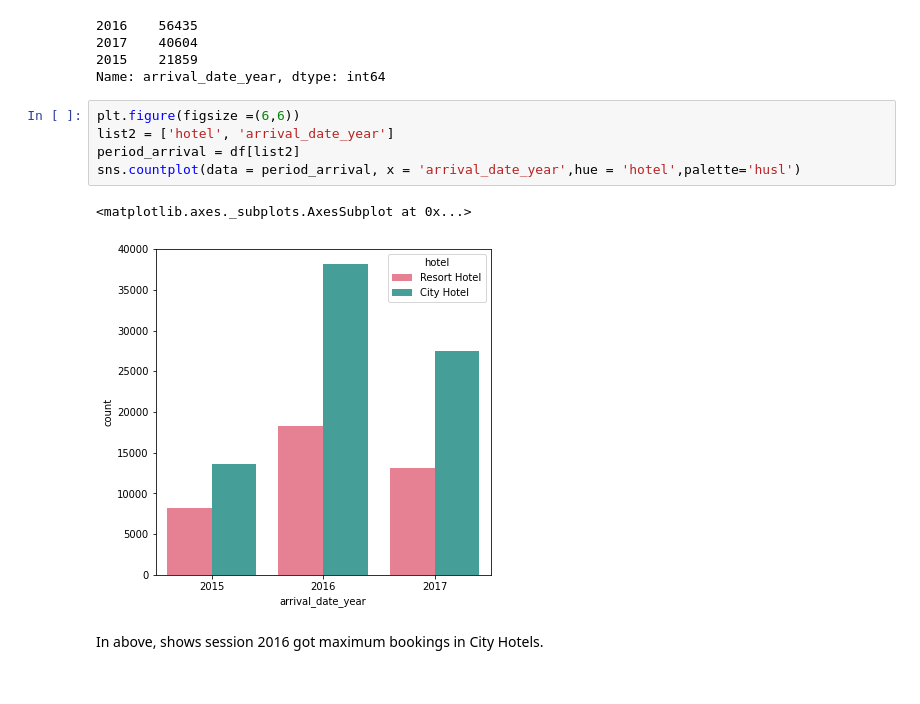
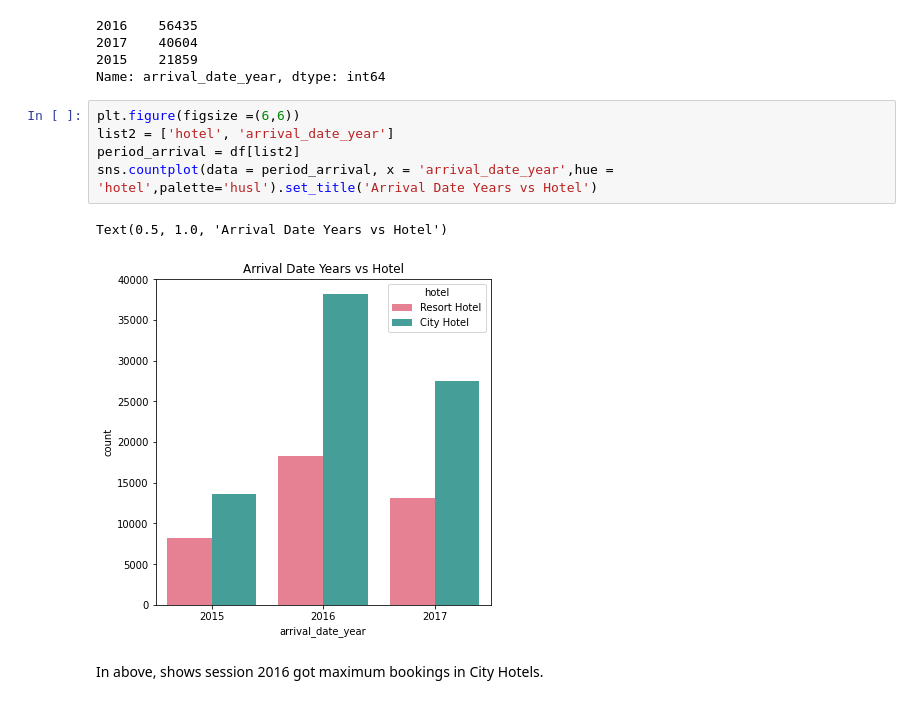
Before and after one commit to datascience-vivek/EDA-Capstone-Project-on-Hotel-Bookings, a Jupyter notebook: EDA_Capstone_Project_on_Hotel_Bookings.ipynb, the cells around one changed output. Saved outputs shown, nothing was run; the diff lists cells and outputs as text.

```diff
--- a/EDA_Capstone_Project_on_Hotel_Bookings.ipynb
+++ b/EDA_Capstone_Project_on_Hotel_Bookings.ipynb
@@ -300,11 +300,11 @@ Name: arrival_date_year, dtype: int64
 # %%
 plt.figure(figsize =(6,6))
 list2 = ['hotel', 'arrival_date_year']
 period_arrival = df[list2]
-sns.countplot(data = period_arrival, x = 'arrival_date_year',hue = 'hotel',palette='husl')
+sns.countplot(data = period_arrival, x = 'arrival_date_year',hue = 'hotel',palette='husl').set_title('Arrival Date Years vs Hotel')
 # %% [output]
-<matplotlib.axes._subplots.AxesSubplot at 0x...>
+Text(0.5, 1.0, 'Arrival Date Years vs Hotel')
-[figure, old version]
+[figure, new version]
 # %% [markdown]
 In above, shows session 2016 got maximum bookings in City Hotels.
 # %% [markdown]
```
Also changed, not shown: parts of 9 cells of this notebook.
